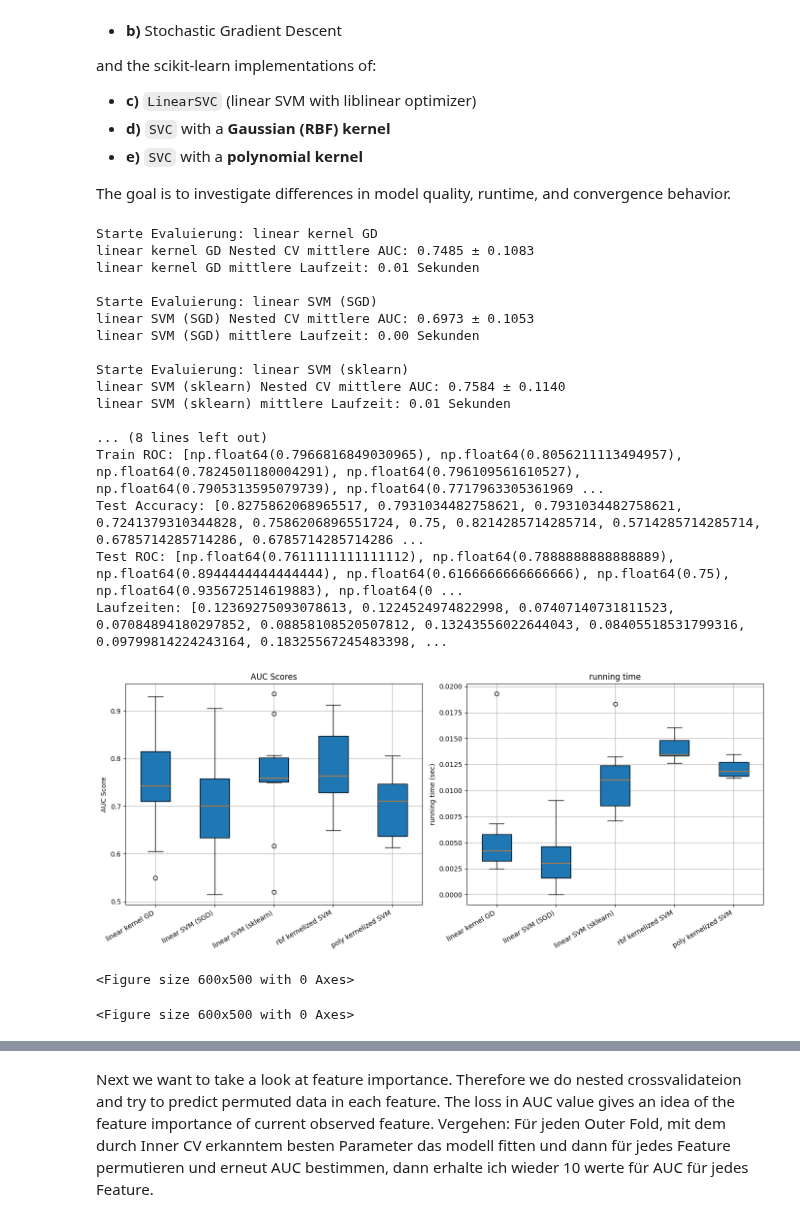
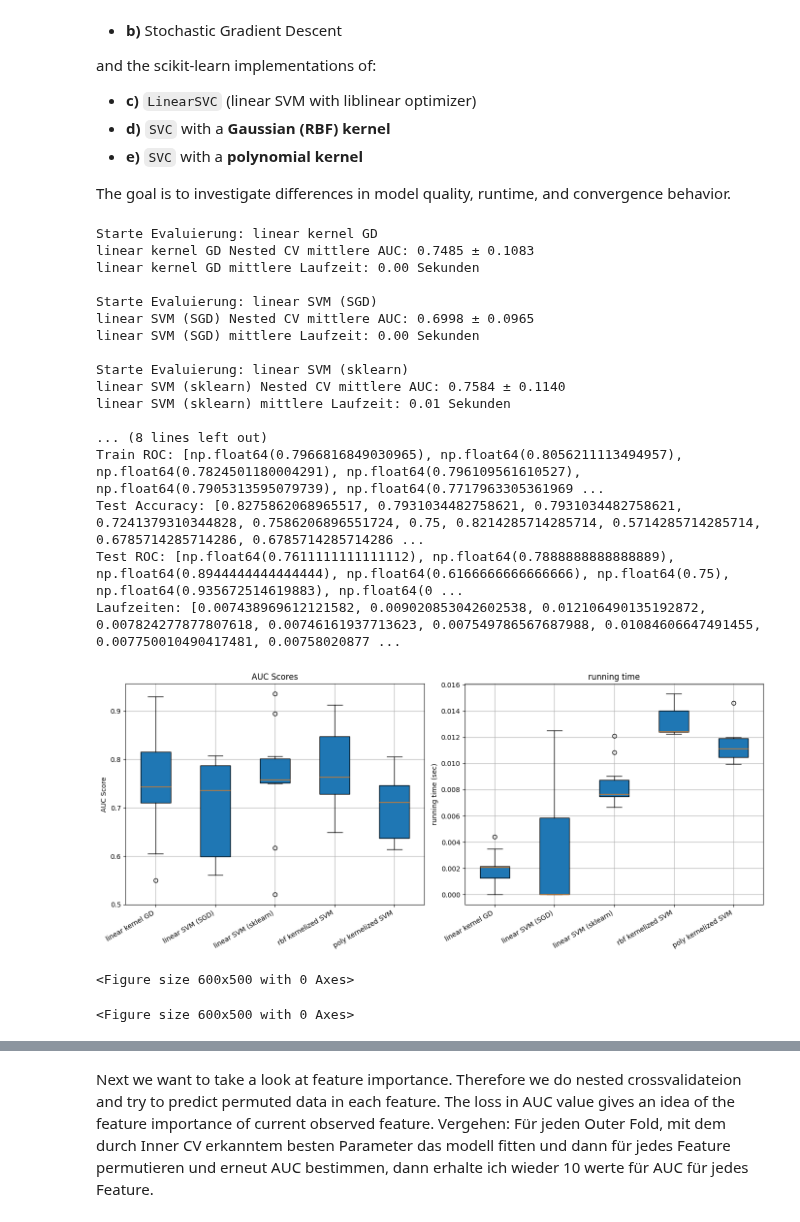
Before and after one commit to FelixFritz02/MasterKL, a Jupyter notebook: AI Numerics/Data Challenge/SVM.ipynb, the cells around one changed output, grey strips where cells are left out. Drawn from its saved outputs; the diff is of its cells as text; code cells hidden in the pictures.

```diff
--- a/AI Numerics/Data Challenge/SVM.ipynb
+++ b/AI Numerics/Data Challenge/SVM.ipynb
@@ -326,7 +326,7 @@ for name, model in models:
                 roc_train.append(auc_train)
                 acc_test.append(acc_test_fold)
                 roc_test.append(auc_test)
-                run_times_model.append(elapsed)
+                run_times_model.append(elapsed / len(C_values))
 
         else:
             start_time = time.time()
@@ -375,37 +375,37 @@ plt.ylabel("AUC Score")
 plt.title("AUC Scores")
 plt.xticks(rotation=30, ha='right')
 plt.grid(True)
 
 plt.subplot(1, 2, 2)
 plt.boxplot(run_times_all, labels=model_names, patch_artist=True)
 plt.ylabel("running time (sec)")
 plt.title("running time")
 plt.xticks(rotation=30, ha='right')
 plt.grid(True)
 
 plt.tight_layout()
 plt.show()
 
 plt.figure(figsize=(6, 5))
 # %% [output]
 Starte Evaluierung: linear kernel GD
 linear kernel GD Nested CV mittlere AUC: 0.7485 ± 0.1083
-linear kernel GD mittlere Laufzeit: 0.01 Sekunden
+linear kernel GD mittlere Laufzeit: 0.00 Sekunden
 
 Starte Evaluierung: linear SVM (SGD)
-linear SVM (SGD) Nested CV mittlere AUC: 0.6973 ± 0.1053
+linear SVM (SGD) Nested CV mittlere AUC: 0.6998 ± 0.0965
 linear SVM (SGD) mittlere Laufzeit: 0.00 Sekunden
 
 Starte Evaluierung: linear SVM (sklearn)
 linear SVM (sklearn) Nested CV mittlere AUC: 0.7584 ± 0.1140
 linear SVM (sklearn) mittlere Laufzeit: 0.01 Sekunden
 
 ... (8 lines left out)
 Train ROC: [np.float64(0.7966816849030965), np.float64(0.8056211113494957), np.float64(0.7824501180004291), np.float64(0.796109561610527), np.float64(0.7905313595079739), np.float64(0.7717963305361969 ...
 Test Accuracy: [0.8275862068965517, 0.7931034482758621, 0.7931034482758621, 0.7241379310344828, 0.7586206896551724, 0.75, 0.8214285714285714, 0.5714285714285714, 0.6785714285714286, 0.6785714285714286 ...
 Test ROC: [np.float64(0.7611111111111112), np.float64(0.7888888888888889), np.float64(0.8944444444444444), np.float64(0.6166666666666666), np.float64(0.75), np.float64(0.935672514619883), np.float64(0 ...
-Laufzeiten: [0.12369275093078613, 0.1224524974822998, 0.07407140731811523, 0.07084894180297852, 0.08858108520507812, 0.13243556022644043, 0.08405518531799316, 0.09799814224243164, 0.18325567245483398, ...
+Laufzeiten: [0.007438969612121582, 0.009020853042602538, 0.012106490135192872, 0.007824277877807618, 0.00746161937713623, 0.007549786567687988, 0.01084606647491455, 0.007750010490417481, 0.00758020877 ...
-[figure, old version]
+[figure, new version]
 <Figure size 600x500 with 0 Axes>
 <Figure size 600x500 with 0 Axes>
 # %%
```
Also changed, not shown: parts of 2 cells of this notebook, 1 other file.
